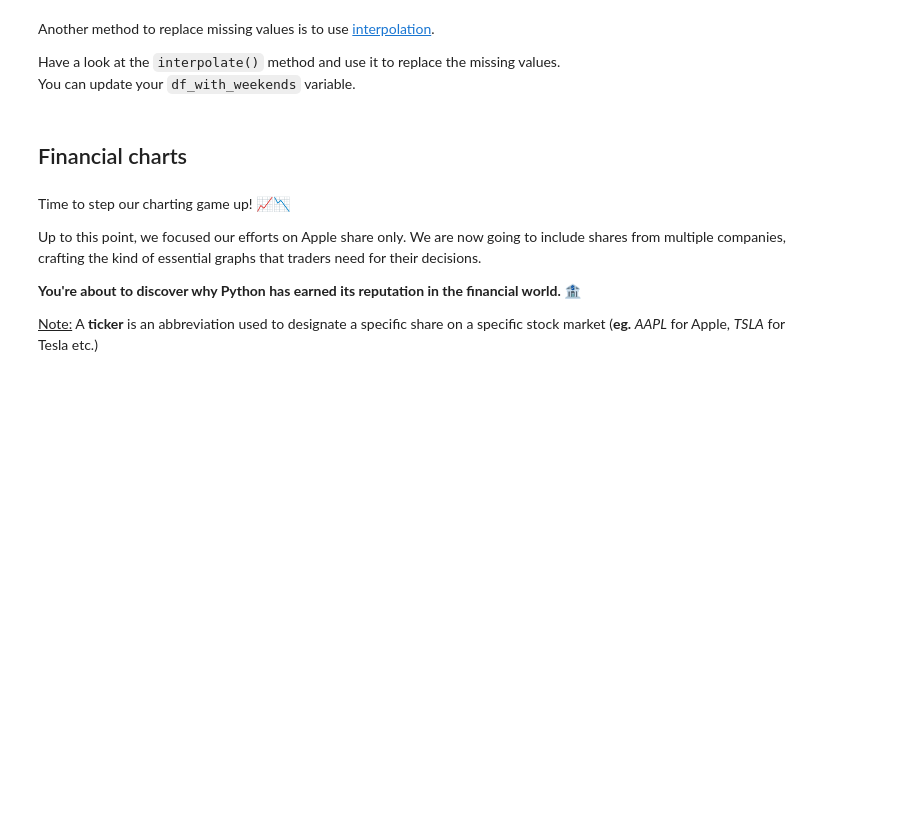
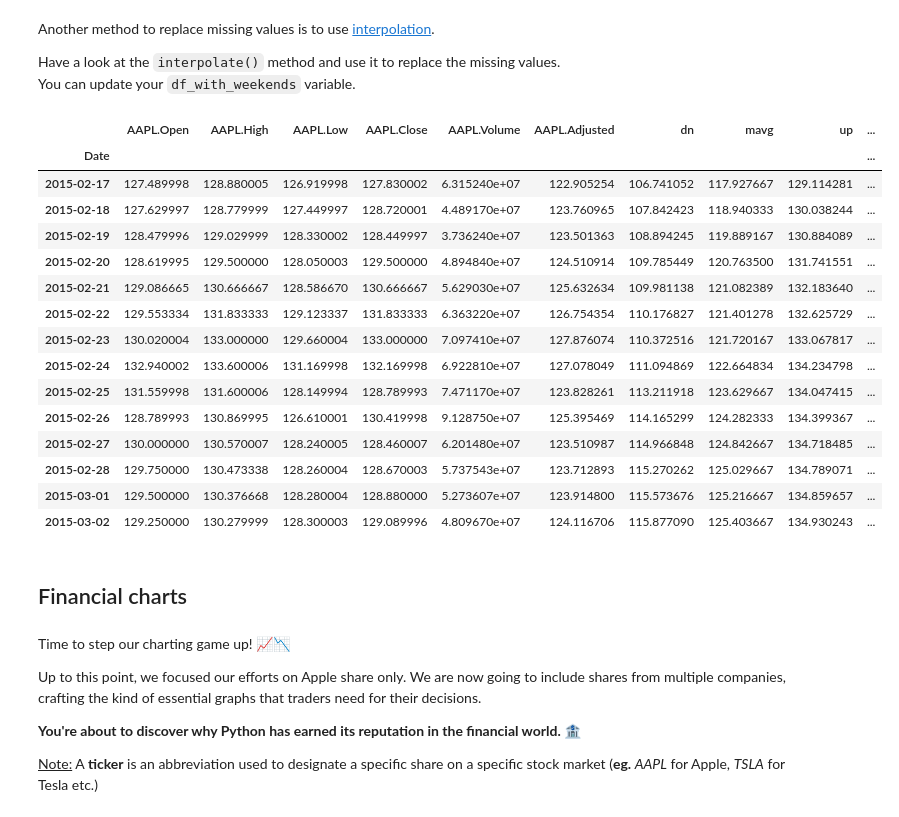
Before and after one commit to olamarujo/le_wagon-python, a Jupyter notebook: 04- Class/02- Financial Returns/Financial Returns Challenge.ipynb, the cells around one changed output. Drawn from its saved outputs; the diff is of its cells as text; code cells hidden in the pictures; blank space fills up the shorter version.

```diff
--- a/04- Class/02- Financial Returns/Financial Returns Challenge.ipynb
+++ b/04- Class/02- Financial Returns/Financial Returns Challenge.ipynb
@@ -141,3 +318,23 @@ You can update your `df_with_weekends` variable.
+# %%
+df_with_weekends.interpolate(method='linear',inplace=True)
+df_with_weekends.head(14)
+# %% [output]
+|  | AAPL.Open | AAPL.High | AAPL.Low | AAPL.Close | AAPL.Volume | AAPL.Adjusted | dn | mavg | up | ... |
+| Date |  |  |  |  |  |  |  |  |  | ... |
+| 2015-02-17 | 127.489998 | 128.880005 | 126.919998 | 127.830002 | 6.315240e+07 | 122.905254 | 106.741052 | 117.927667 | 129.114281 | ... |
+| 2015-02-18 | 127.629997 | 128.779999 | 127.449997 | 128.720001 | 4.489170e+07 | 123.760965 | 107.842423 | 118.940333 | 130.038244 | ... |
+| 2015-02-19 | 128.479996 | 129.029999 | 128.330002 | 128.449997 | 3.736240e+07 | 123.501363 | 108.894245 | 119.889167 | 130.884089 | ... |
+| 2015-02-20 | 128.619995 | 129.500000 | 128.050003 | 129.500000 | 4.894840e+07 | 124.510914 | 109.785449 | 120.763500 | 131.741551 | ... |
+| 2015-02-21 | 129.086665 | 130.666667 | 128.586670 | 130.666667 | 5.629030e+07 | 125.632634 | 109.981138 | 121.082389 | 132.183640 | ... |
+| 2015-02-22 | 129.553334 | 131.833333 | 129.123337 | 131.833333 | 6.363220e+07 | 126.754354 | 110.176827 | 121.401278 | 132.625729 | ... |
+| 2015-02-23 | 130.020004 | 133.000000 | 129.660004 | 133.000000 | 7.097410e+07 | 127.876074 | 110.372516 | 121.720167 | 133.067817 | ... |
+| 2015-02-24 | 132.940002 | 133.600006 | 131.169998 | 132.169998 | 6.922810e+07 | 127.078049 | 111.094869 | 122.664834 | 134.234798 | ... |
+| 2015-02-25 | 131.559998 | 131.600006 | 128.149994 | 128.789993 | 7.471170e+07 | 123.828261 | 113.211918 | 123.629667 | 134.047415 | ... |
+| 2015-02-26 | 128.789993 | 130.869995 | 126.610001 | 130.419998 | 9.128750e+07 | 125.395469 | 114.165299 | 124.282333 | 134.399367 | ... |
+| 2015-02-27 | 130.000000 | 130.570007 | 128.240005 | 128.460007 | 6.201480e+07 | 123.510987 | 114.966848 | 124.842667 | 134.718485 | ... |
+| 2015-02-28 | 129.750000 | 130.473338 | 128.260004 | 128.670003 | 5.737543e+07 | 123.712893 | 115.270262 | 125.029667 | 134.789071 | ... |
+| 2015-03-01 | 129.500000 | 130.376668 | 128.280004 | 128.880000 | 5.273607e+07 | 123.914800 | 115.573676 | 125.216667 | 134.859657 | ... |
+| 2015-03-02 | 129.250000 | 130.279999 | 128.300003 | 129.089996 | 4.809670e+07 | 124.116706 | 115.877090 | 125.403667 | 134.930243 | ... |
 # %% [markdown]
 ## Financial charts
 # %% [markdown]
```
Also changed, not shown: parts of 44 cells of this notebook, 2 other files.
